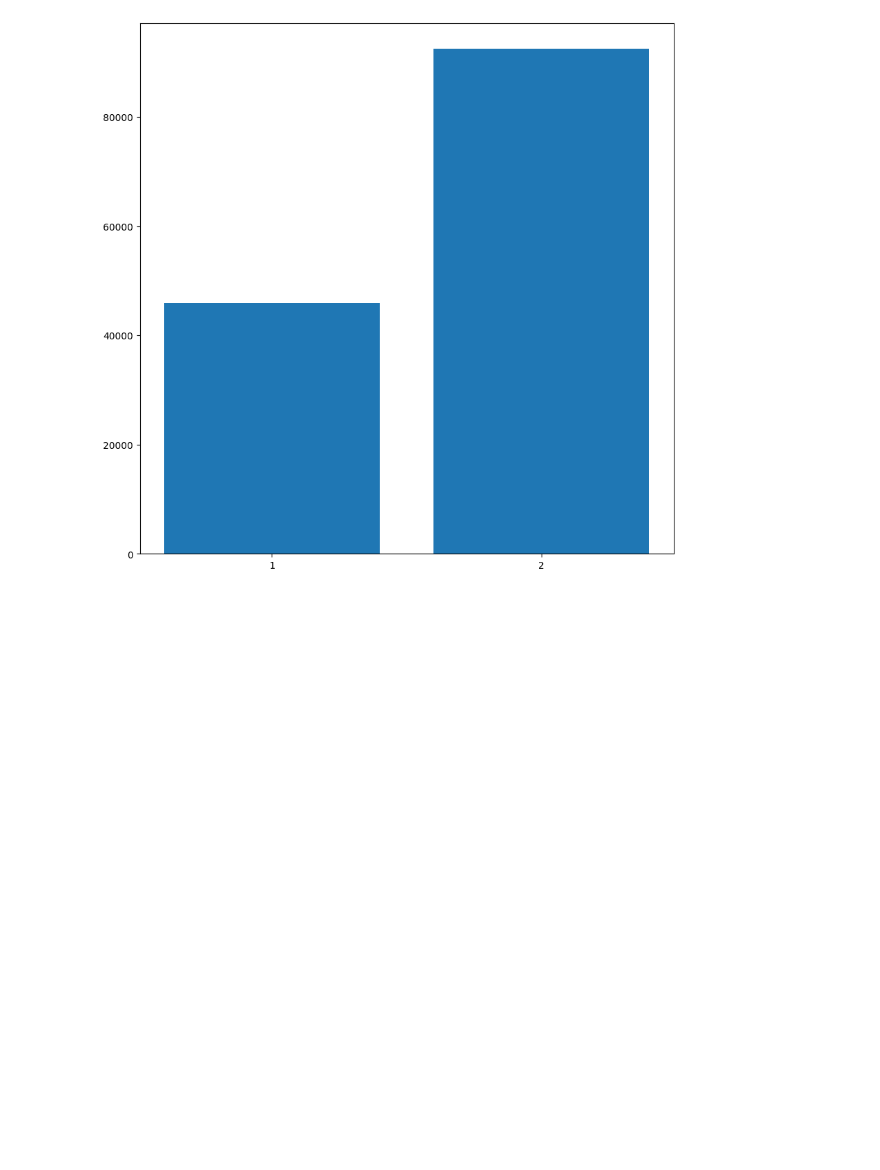
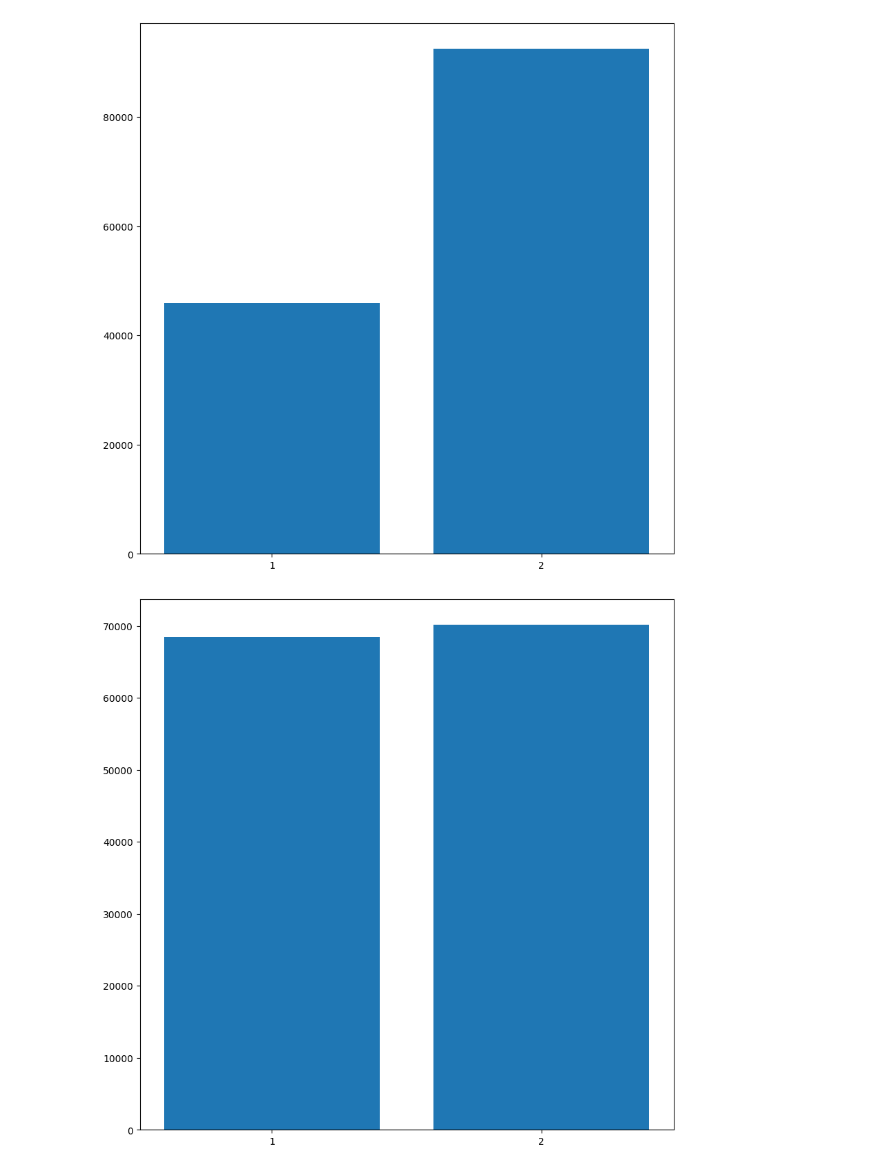
Before and after one commit to dantrainor9/Health-Claims-Fraud, a Jupyter notebook: Health_claims_fraud.ipynb, the cells around one changed output. Cells and saved outputs as stored; diff of their text form; code cells hidden in the pictures; blank space fills up the shorter version.

```diff
--- a/Health_claims_fraud.ipynb
+++ b/Health_claims_fraud.ipynb
@@ -148,3 +148,14 @@ plt.xticks(ticks=[1,2]);
 # %%
 #while this is not generally how boolean values are stored, it appears that 1==True and 2==False.
 #further exploration is necessary
+# %%
+u = df_train_ben['ChronicCond_Heartfailure'].value_counts()
+
+c = list(u.index)
+d = list(u)
+
+plt.figure(figsize=(10,10))
+plt.bar(c,d)
+plt.xticks(ticks=[1,2]);
+# %% [output]
+[figure, added]
```
